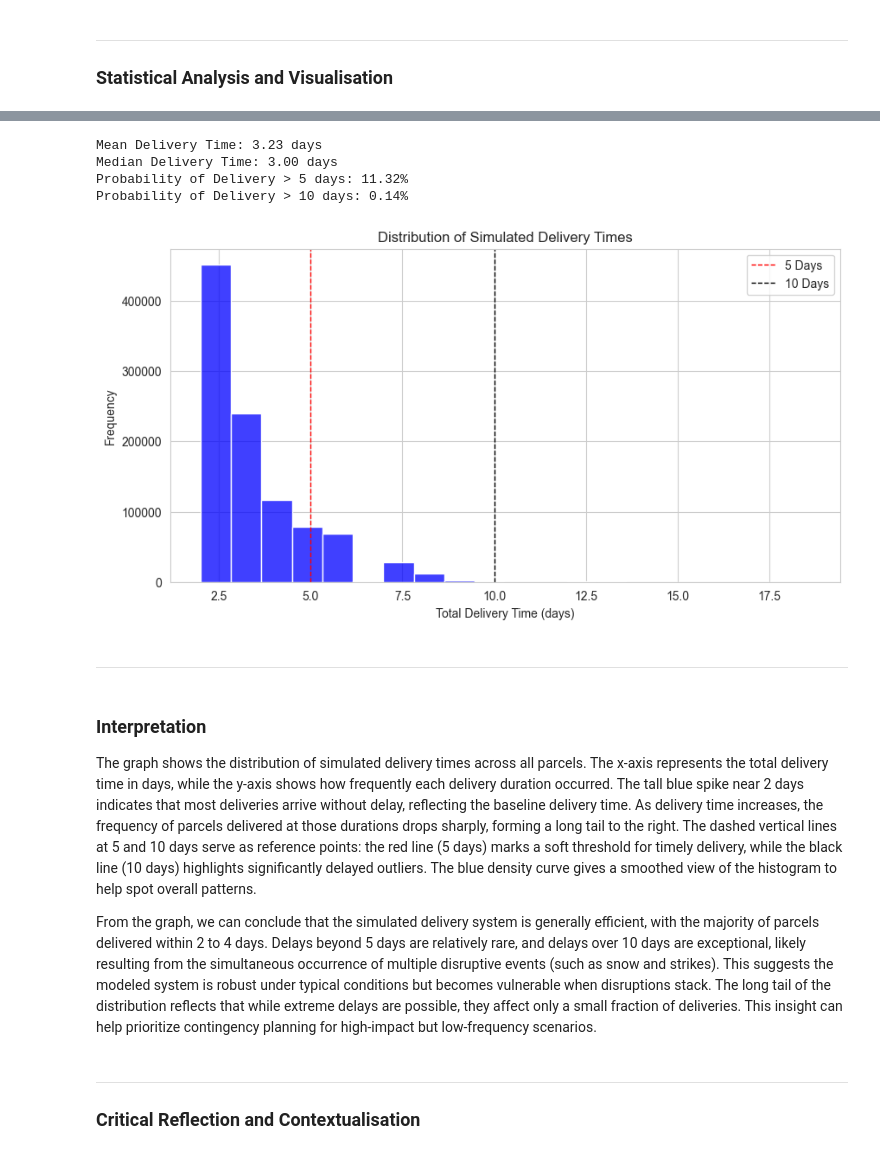
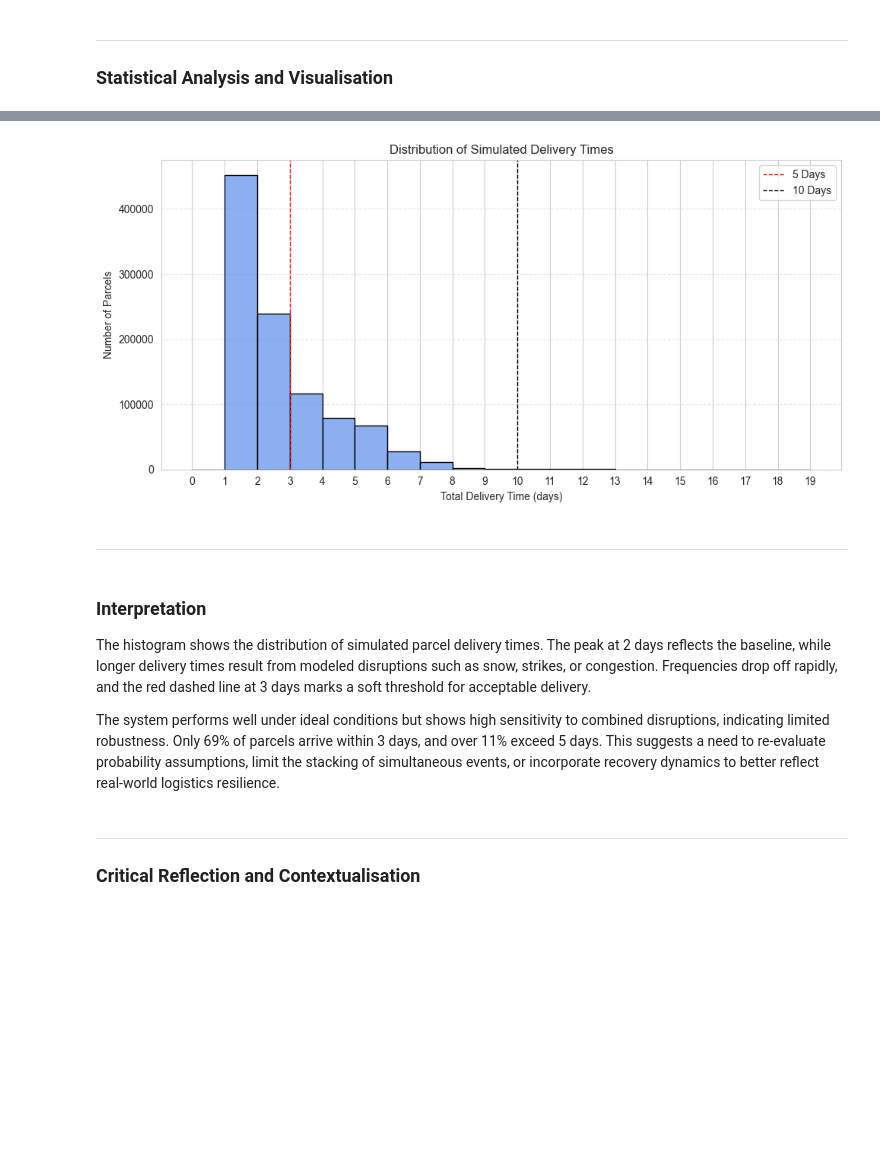
Before and after one commit to mikeandrusyak/simulation_of_the_delivery_time, a Jupyter notebook: simulation_delivery.ipynb, the cells around one changed output, grey strips where cells are left out. Cells and saved outputs as stored; diff of their text form; code cells hidden in the pictures; blank space fills up the shorter version.

```diff
--- a/simulation_delivery.ipynb
+++ b/simulation_delivery.ipynb
@@ -256,7 +256,7 @@ import seaborn as sns
 # %%
 # Simulation Parameters
 N_SIMULATIONS = 1000000  # Number of packages simulated
-BASE_DELIVERY_TIME = 2  # Days under normal conditions
+BASE_DELIVERY_TIME = 1  # 1 to 2 Days under normal conditions. Used lower bound to add presumed delays in DHL caluclation
 
 #-----------------------------------------------------------------------------------------
 
@@ -428,36 +488,41 @@ prob_over_10_days = np.mean(delivery_times > 10)
-# %%
-# Display Results
-print(f"Mean Delivery Time: {mean_delivery:.2f} days")
-print(f"Median Delivery Time: {median_delivery:.2f} days")
-print(f"Probability of Delivery > 5 days: {prob_over_5_days:.2%}")
-print(f"Probability of Delivery > 10 days: {prob_over_10_days:.2%}")
-# %% [output]
-Mean Delivery Time: 3.23 days
-Median Delivery Time: 3.00 days
-Probability of Delivery > 5 days: 11.32%
-Probability of Delivery > 10 days: 0.14%
 # %%
 # Visualization
-plt.figure(figsize=(10,5))
-sns.histplot(delivery_times, bins=20, kde=False, color='blue')
-plt.axvline(5, color='red', linestyle='dashed', linewidth=1, label='5 Days')
+import numpy as np
+import matplotlib.pyplot as plt
+import seaborn as sns
+
+# Optional: force start at 0
+start_bin = 0
+end_bin = int(np.ceil(delivery_times.max())) + 1
+bins = np.arange(start_bin, end_bin + 1)
+
+# Plot
+plt.figure(figsize=(10, 5))
+sns.histplot(delivery_times, bins=bins, kde=False, color='cornflowerblue', edgecolor='black')
+
+# Threshold lines
+plt.axvline(3, color='red', linestyle='dashed', linewidth=1, label='5 Days')
 plt.axvline(10, color='black', linestyle='dashed', linewidth=1, label='10 Days')
+
+# Axis labels and layout
 plt.xlabel('Total Delivery Time (days)')
-plt.ylabel('Frequency')
+plt.ylabel('Number of Parcels')
 plt.title('Distribution of Simulated Delivery Times')
+plt.xticks(np.arange(start_bin, end_bin + 1, 1))  # Tick every day
+plt.grid(axis='y', linestyle='--', alpha=0.5)
 plt.legend()
+plt.tight_layout()
 plt.show()
 # %% [output]
-[figure, old version]
+[figure, new version]
 # %% [markdown]
 ---
 # %% [markdown]
 ### Interpretation
 
-The graph shows the distribution of simulated delivery times across all parcels. The x-axis represents the total delivery time in days, while the y-axis shows how frequently each delivery duration occurred. The tall blue spike near 2 days indicates that most deliveries arrive without delay, reflecting the baseline delivery time. As delivery time increases, the frequency of parcels delivered at those durations drops sharply, forming a long tail to the right. The dashed vertical lines at 5 and 10 days serve as reference points: the red line (5 days) marks a soft threshold for timely delivery, while the black line (10 days) highlights significantly delayed outliers. The blue density curve gives a smoothed view of the histogram to help spot overall patterns.
+The histogram shows the distribution of simulated parcel delivery times. The peak at 2 days reflects the baseline, while longer delivery times result from modeled disruptions such as snow, strikes, or congestion. Frequencies drop off rapidly, and the red dashed line at 3 days marks a soft threshold for acceptable delivery.
 
-
-From the graph, we can conclude that the simulated delivery system is generally efficient, with the majority of parcels delivered within 2 to 4 days. Delays beyond 5 days are relatively rare, and delays over 10 days are exceptional, likely resulting from the simultaneous occurrence of multiple disruptive events (such as snow and strikes). This suggests the modeled system is robust under typical conditions but becomes vulnerable when disruptions stack. The long tail of the distribution reflects that while extreme delays are possible, they affect only a small fraction of deliveries. This insight can help prioritize contingency planning for high-impact but low-frequency scenarios.
+The system performs well under ideal conditions but shows high sensitivity to combined disruptions, indicating limited robustness. Only 69% of parcels arrive within 3 days, and over 11% exceed 5 days. This suggests a need to re-evaluate probability assumptions, limit the stacking of simultaneous events, or incorporate recovery dynamics to better reflect real-world logistics resilience.
 # %% [markdown]
 ---
 ### Critical Reflection and Contextualisation
```
Also changed, not shown: parts of 1 cell of this notebook.
